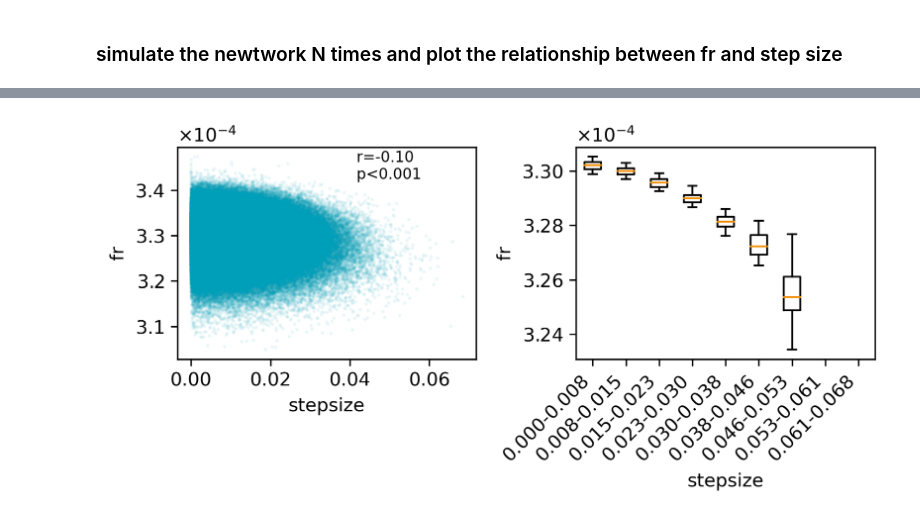
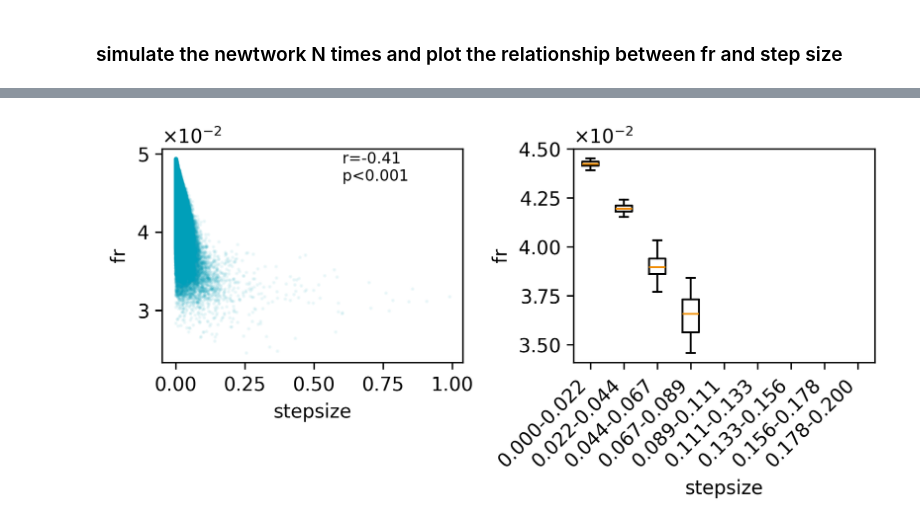
Before and after one commit to ZilongJi/AdaptiveAttractorForSequences, a Jupyter notebook: PaperFigureCode/Fig6_anticorrelation_between_stepsize_neuralactivity.ipynb, the cells around one changed output, grey strips where cells are left out. Drawn from its saved outputs; the diff is of its cells as text; code cells hidden in the pictures.

```diff
--- a/PaperFigureCode/Fig6_anticorrelation_between_stepsize_neuralactivity.ipynb
+++ b/PaperFigureCode/Fig6_anticorrelation_between_stepsize_neuralactivity.ipynb
@@ -15,12 +15,12 @@ bm.set_platform('cpu')
 # %% [markdown]
 ### define a function to get step size, averaged firing rate and bump_center
 # %%
-replay_dur = 2000      #simulate 200 ms, roughly the length of a SWR
+replay_dur = 10000      #simulate 200 ms, roughly the length of a SWR
 init_dur = 50 #initial 10 ms to let the network settle
 
-def get_results(mbar):
+def get_results(mbar, sigma_m=0.1, sigma_u=0.02):
     #initialize the network
-    replay_cann_1 = CANN1D(tau=1., tau_v=48., num=128, mbar=mbar, A=0.01, sigma_m=0.0, sigma_u=0.02)
+    replay_cann_1 = CANN1D(tau=1., tau_v=48., num=128, mbar=mbar, A=0.01, sigma_m=sigma_m, sigma_u=sigma_u)
     replay_cann_1.reset_state()
     Iext, length = bp.inputs.section_input(
         values=[replay_cann_1.get_stimulus_by_pos(-3/4*np.pi), 0.], #initial position of the bump
@@ -45,11 +45,14 @@ def get_results(mbar):
     #squeeze the array
     bum_center = np.squeeze(bum_center)[replay_start:]
 
-    fr = replay_runner_1.mon.r
+    fr = bm.as_numpy(replay_runner_1.mon.r)
     fr = fr[replay_start:, :]
 
-    #get the mean fr for each time step
-    ave_fr = np.mean(fr, axis=1)
+    #get the mean fr for each time step]
+    # fr_thres = np.max(fr)
+    # fr = np.where(fr<fr_thres/10, 0, fr)
+    ave_fr = np.sum(fr, axis=1)
+    # ave_fr = np.mean(fr, axis=1)
 
     #caulcte the stepsize of the bump_center
     stepsize = np.abs(np.diff(bum_center, axis=0))
@@ -73,12 +76,10 @@ all_fr = {}
 all_bump_center = {}
 
 #!!! @Tianhao: change the mbar value to add adaptation to the network
+
 for simulation_i in range(N):
-    stepsize, ave_fr, bump_center = get_results(mbar=0)
+    stepsize, ave_fr, bump_center = get_results(mbar=0.99, sigma_m=0.6, sigma_u=0.02)
     all_stepsize[simulation_i] = stepsize
     all_fr[simulation_i] = ave_fr
     all_bump_center[simulation_i] = bump_center
-
-#  #plot bump_center
-# fig = plt.figure(figsize=(8, 6))
-# plt.plot(bump_center)
+    print(simulation_i/N)
@@ -85,4 +126,5 @@ for simulation_i in range(N):
 # %%
+
 #scatter plot of stepsize and fr
 fig = plt.figure(figsize=(6, 3), dpi=300)
 gs = gridspec.GridSpec(1, 2)
@@ -91,9 +133,9 @@ ticksize = 8
 
 ax1 = fig.add_subplot(gs[0, 0])
 
-
 all_stepsize_list = np.concatenate(list(all_stepsize.values()))
 all_fr_list = np.concatenate(list(all_fr.values()))
+
 
 ax1.scatter(all_stepsize_list, all_fr_list, s=1, c='#009FB9', alpha=0.05)
 ax1.set_xlabel('stepsize')
@@ -114,36 +156,37 @@ ax1.ticklabel_format(axis='y', style='sci', scilimits=(0,0), useMathText=True)
 #bin the step size and get the mean fr in each binned stepsize
 #this will make the negtive correlation more obvious
 ax2 = fig.add_subplot(gs[0, 1])
-max_stepsize = np.max(all_stepsize_list)
+# max_stepsize = np.max(all_stepsize_list)
+max_stepsize = 0.2
 all_fr_binned = {}
 for key in all_stepsize.keys():
     stepsize_i = all_stepsize[key]
     fr_i = all_fr[key]
 
     bins  = np.linspace(0, max_stepsize, 10)
     inds = np.digitize(stepsize_i, bins)
     fr_i_binned = [fr_i[inds==i].mean() for i in range(1, len(bins))]
 
     all_fr_binned[key] = fr_i_binned
 
 #chaneg the dictionary to array
 all_fr_binned = np.array(list(all_fr_binned.values()))
 
 ax2.boxplot(all_fr_binned, showmeans=True, meanline=True, showfliers=False,
             flierprops=dict(markersize=3),
             meanprops=dict(color='#F18D00', linestyle='-', linewidth=1),
             medianprops=dict(color='#009FB9', alpha=0))
 
 ax2.set_xlabel('stepsize')
 ax2.set_ylabel('fr')
 
 #set the xlabels for each bin using values in bins, leep one decimal
 # ax2.set_xticklabels([f'{bins[i]}-{bins[i+1]}' for i in range(0, len(bins)-1)], rotation=45, ha='right')
 ax2.set_xticklabels([f'{bins[i]:.3f}-{bins[i+1]:.3f}' for i in range(0, len(bins)-1)], rotation=45, ha='right')
 
 #ylabel in scientific notation
 ax2.ticklabel_format(axis='y', style='sci', scilimits=(0,0), useMathText=True)
 
 plt.tight_layout()
 # %% [output]
-[figure, old version]
+[figure, new version]
```
Also changed, not shown: parts of 2 cells of this notebook, 17 other files.
